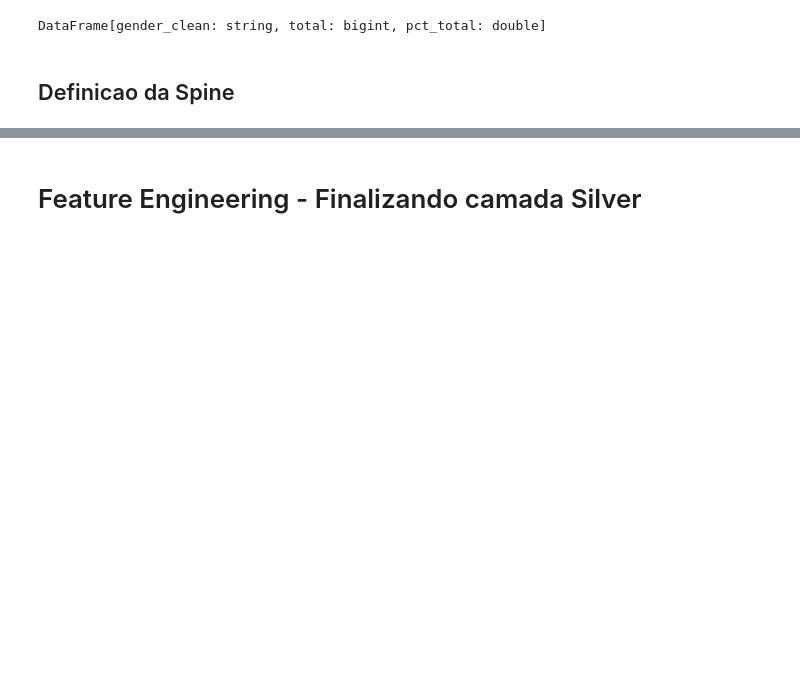
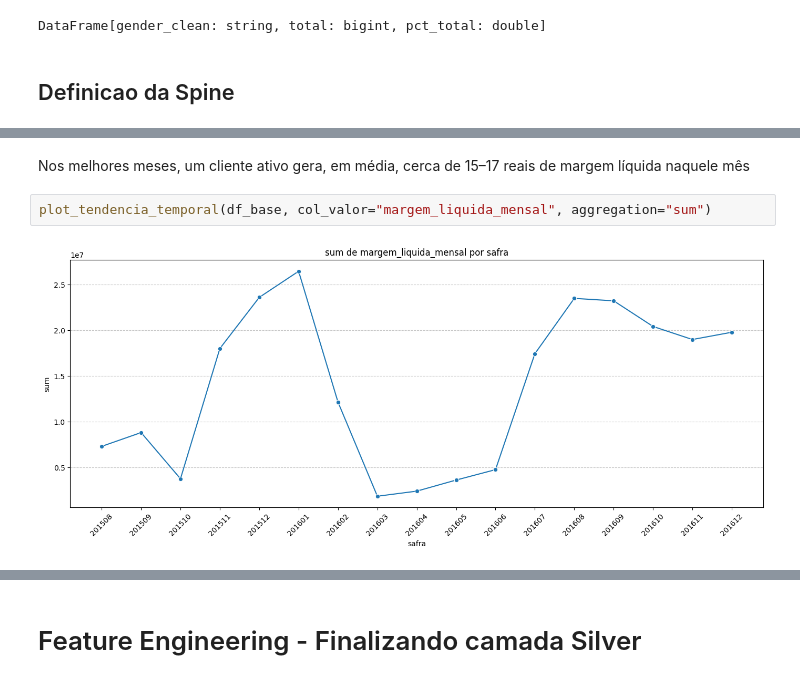
Before and after one commit to GuMauriz/datamaster, a Jupyter notebook: project.ipynb, the cells around one changed output, grey strips where cells are left out. Saved outputs shown, nothing was run; the diff lists cells and outputs as text; blank space fills up the shorter version.

```diff
--- a/project.ipynb
+++ b/project.ipynb
@@ -3467,0 +3600,6 @@ DataFrame[gender_clean: string, total: bigint, pct_total: double]
+# %% [markdown]
+Nos melhores meses, um cliente ativo gera, em média, cerca de 15–17 reais de margem líquida naquele mês
+# %%
+plot_tendencia_temporal(df_base, col_valor="margem_liquida_mensal", aggregation="sum")
+# %% [output]
+[figure, added]
```
Also changed, not shown: parts of 24 cells of this notebook.
